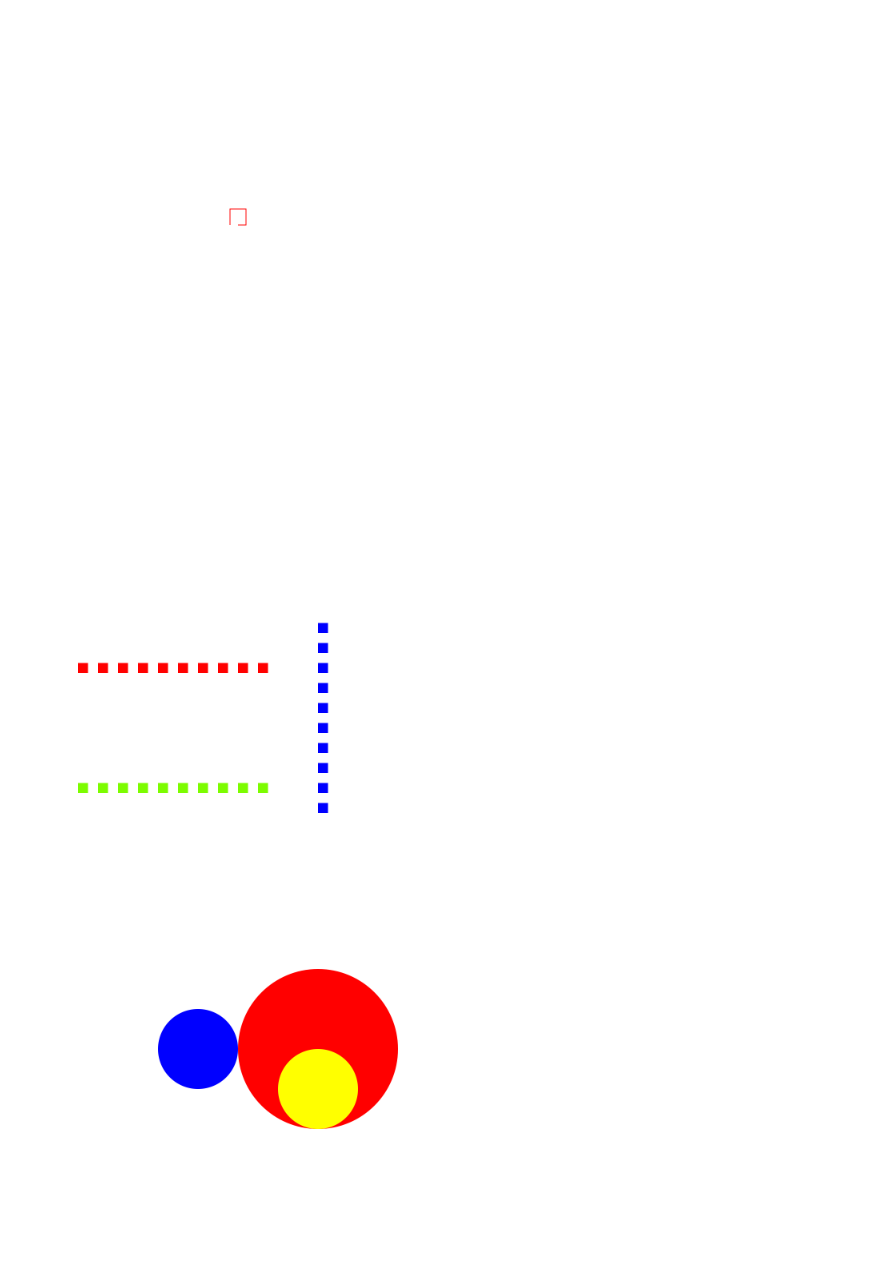
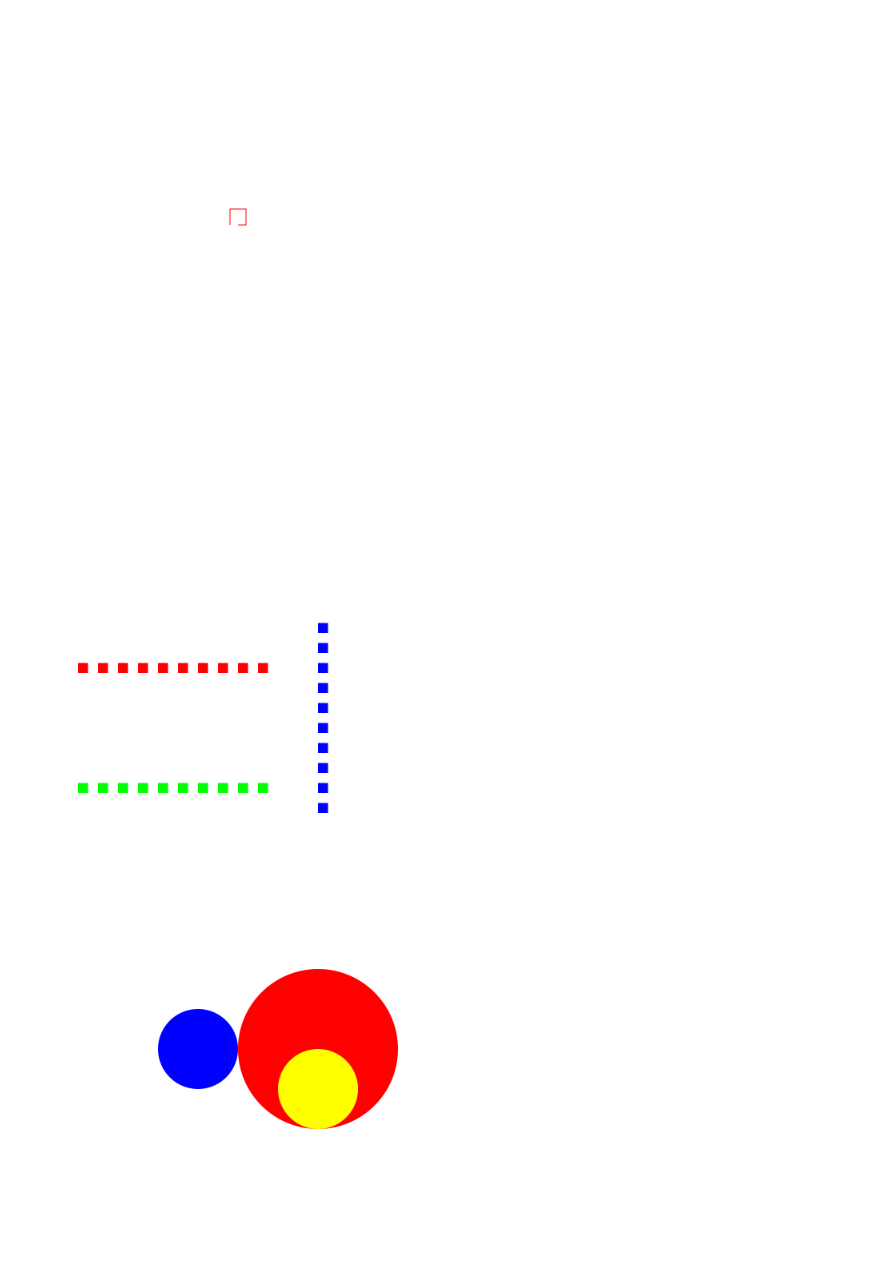
Before and after one commit to jon21o/Drawing, a Jupyter notebook: test_shapes1.ipynb, the cells around one changed output. Cells and saved outputs as stored; diff of their text form; code cells hidden in the pictures.

```diff
--- a/test_shapes1.ipynb
+++ b/test_shapes1.ipynb
@@ -36,7 +36,7 @@ def draw(context, width, height):
     )
 
     rect1.draw_fill(context, *colors.red)
-    rect2.draw_fill(context, *colors.lawn_green)
+    rect2.draw_fill(context, *colors.green)
     rect3.draw_fill(context, *colors.white)
     rect4.draw_fill(context, *colors.yellow)
     rect5.draw_fill(context, *colors.blue)
@@ -61,7 +61,7 @@ def draw(context, width, height):
     rect5.translate(400, 0)
 
     rect4.draw_fill(context, *colors.red)
-    rect3.draw_fill(context, *colors.lawn_green)
+    rect3.draw_fill(context, *colors.green)
     rect2.draw_fill(context, *colors.white)
     rect1.draw_fill(context, *colors.yellow)
     rect5.draw_fill(context, *colors.blue)
@@ -70,20 +69,0 @@ def draw(context, width, height):
-# %%
-@disp
-def draw(context, width, height):
-    rect1 = Shapes.My_Rectangle(
-        ref_pt="center", ref_pt_x=50, ref_pt_y=950, width=40, height=40
-    )
-
-    colors_per_col = 3
-    count = 0
-
-    for color1 in np.linspace(0, 1, colors_per_col):
-        for color2 in np.linspace(0, 1, colors_per_col):
-            for color3 in np.linspace(0, 1, colors_per_col):
-                rect1.draw_fill(context, color1, color2, color3)
-                rect1.translate(0, -50)
-                count += 1
-                if count >= colors_per_col:
-                    rect1.move_bbox_y_to("center", 950)
-                    rect1.translate(50, 0)
-                    count = 0
@@ -116,26 +94,26 @@ def draw(context, width, height):
         ref_pt="bot_left", ref_pt_x=100, ref_pt_y=100, width=25, height=25
     )
 
-    rect1.draw_fill(context, *colors.lawn_green)
+    rect1.draw_fill(context, *colors.green)
 
     rect1.move_bbox_xy_to("bot_left", 150, 100)
-    rect1.draw_fill(context, *colors.lawn_green)
+    rect1.draw_fill(context, *colors.green)
     rect1.move_bbox_xy_to("mid_left", 200, 112.5)
-    rect1.draw_fill(context, *colors.lawn_green)
+    rect1.draw_fill(context, *colors.green)
     rect1.move_bbox_xy_to("top_left", 250, 125)
-    rect1.draw_fill(context, *colors.lawn_green)
+    rect1.draw_fill(context, *colors.green)
     rect1.move_bbox_xy_to("mid_top", 312.5, 125)
-    rect1.draw_fill(context, *colors.lawn_green)
+    rect1.draw_fill(context, *colors.green)
     rect1.move_bbox_xy_to("top_right", 375, 125)
-    rect1.draw_fill(context, *colors.lawn_green)
+    rect1.draw_fill(context, *colors.green)
     rect1.move_bbox_xy_to("mid_right", 425, 112.5)
-    rect1.draw_fill(context, *colors.lawn_green)
+    rect1.draw_fill(context, *colors.green)
     rect1.move_bbox_xy_to("bot_right", 475, 100)
-    rect1.draw_fill(context, *colors.lawn_green)
+    rect1.draw_fill(context, *colors.green)
     rect1.move_bbox_xy_to("mid_bot", 512.5, 100)
-    rect1.draw_fill(context, *colors.lawn_green)
+    rect1.draw_fill(context, *colors.green)
     rect1.move_bbox_xy_to("center", 562.5, 112.5)
-    rect1.draw_fill(context, *colors.lawn_green)
+    rect1.draw_fill(context, *colors.green)
 
     rect2 = Shapes.My_Rectangle(
         ref_pt="bot_left", ref_pt_x=100, ref_pt_y=400, width=25, height=25
@@ -160,34 +138,34 @@ def draw(context, width, height):
     rect2.move_bbox_x_to("mid_bot", 512.5)
     rect2.draw_fill(context, *colors.red)
     rect2.move_bbox_x_to("center", 562.5)
     rect2.draw_fill(context, *colors.red)
 
     rect3 = Shapes.My_Rectangle(
         ref_pt="bot_left", ref_pt_x=700, ref_pt_y=50, width=25, height=25
     )
 
     rect3.draw_fill(context, *colors.blue)
 
     rect3.move_bbox_y_to("bot_left", 100)
     rect3.draw_fill(context, *colors.blue)
     rect3.move_bbox_y_to("mid_left", 162.5)
     rect3.draw_fill(context, *colors.blue)
     rect3.move_bbox_y_to("top_left", 225)
     rect3.draw_fill(context, *colors.blue)
     rect3.move_bbox_y_to("mid_top", 275)
     rect3.draw_fill(context, *colors.blue)
     rect3.move_bbox_y_to("top_right", 325)
     rect3.draw_fill(context, *colors.blue)
     rect3.move_bbox_y_to("mid_right", 362.5)
     rect3.draw_fill(context, *colors.blue)
     rect3.move_bbox_y_to("bot_right", 400)
     rect3.draw_fill(context, *colors.blue)
     rect3.move_bbox_y_to("mid_bot", 450)
     rect3.draw_fill(context, *colors.blue)
     rect3.move_bbox_y_to("center", 512.5)
     rect3.draw_fill(context, *colors.blue)
 # %% [output]
-[figure, old version]
+[figure, new version]
 # %%
 @disp
 def draw(context, width, height):
```
Also changed, not shown: parts of 6 cells of this notebook, 1 other file.
